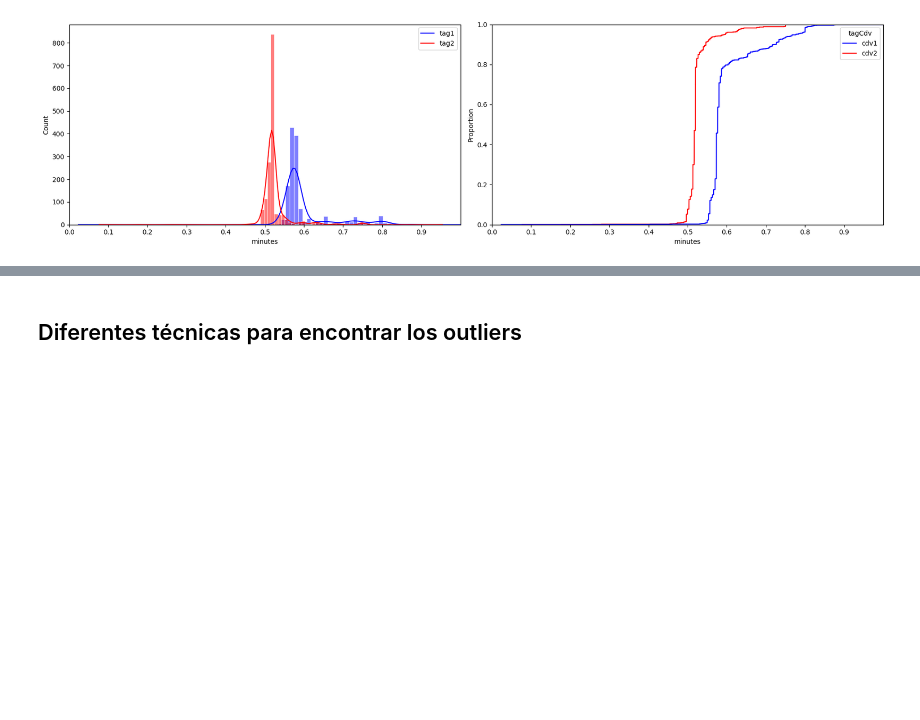
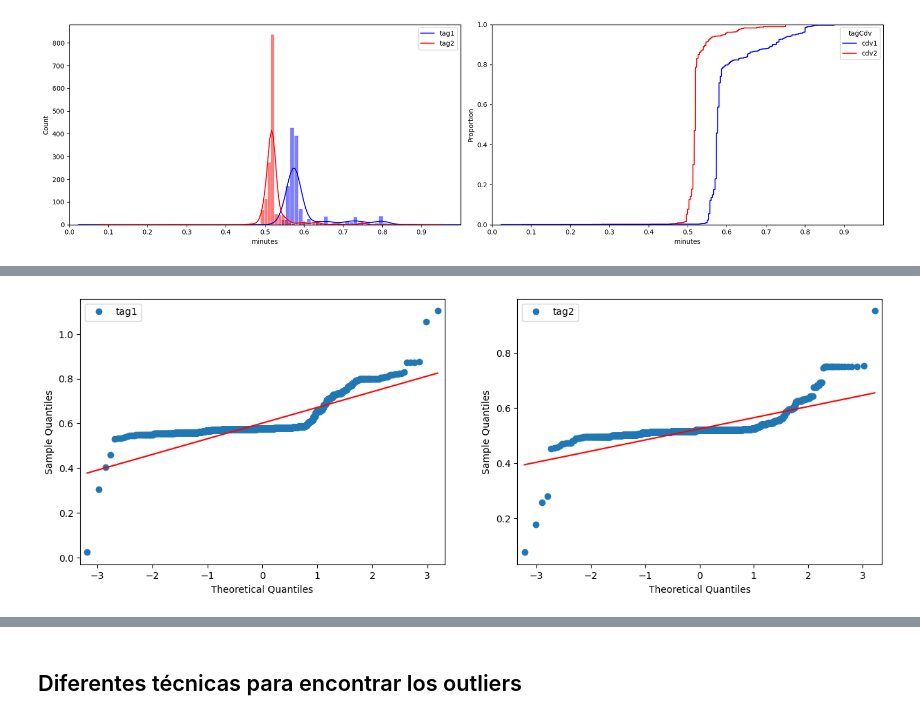
Before and after one commit to darwin1k/metroOccupancy, a Jupyter notebook: EDAcomplete.ipynb, the cells around one changed output, grey strips where cells are left out. Cells and saved outputs as stored; diff of their text form; code cells hidden in the pictures; blank space fills up the shorter version.

```diff
--- a/EDAcomplete.ipynb
+++ b/EDAcomplete.ipynb
@@ -250,0 +285,19 @@ plt.show()
+# %%
+import statsmodels.api as sm
+from scipy import stats
+
+columna = 'minutes'
+list_datasets = [data1[columna], data2[columna]]
+tags = ['tag1', 'tag2']
+
+parametros = [(np.std(data), np.mean(data)) for data in list_datasets]
+
+# ---- test de normalidad gráfica Q-Q plot
+fig, axes = plt.subplots(1, 2, figsize=(15,5))
+
+for ax, datos,param, xtag in zip(axes, list_datasets, parametros, tags):
+    #stats.probplot(datos, plot=ax)
+    sm.qqplot(datos, line='s', ax=ax)
+    ax.legend([xtag], loc="upper left")
+# %% [output]
+[figure, added]
```
Also changed, not shown: parts of 6 cells of this notebook.
